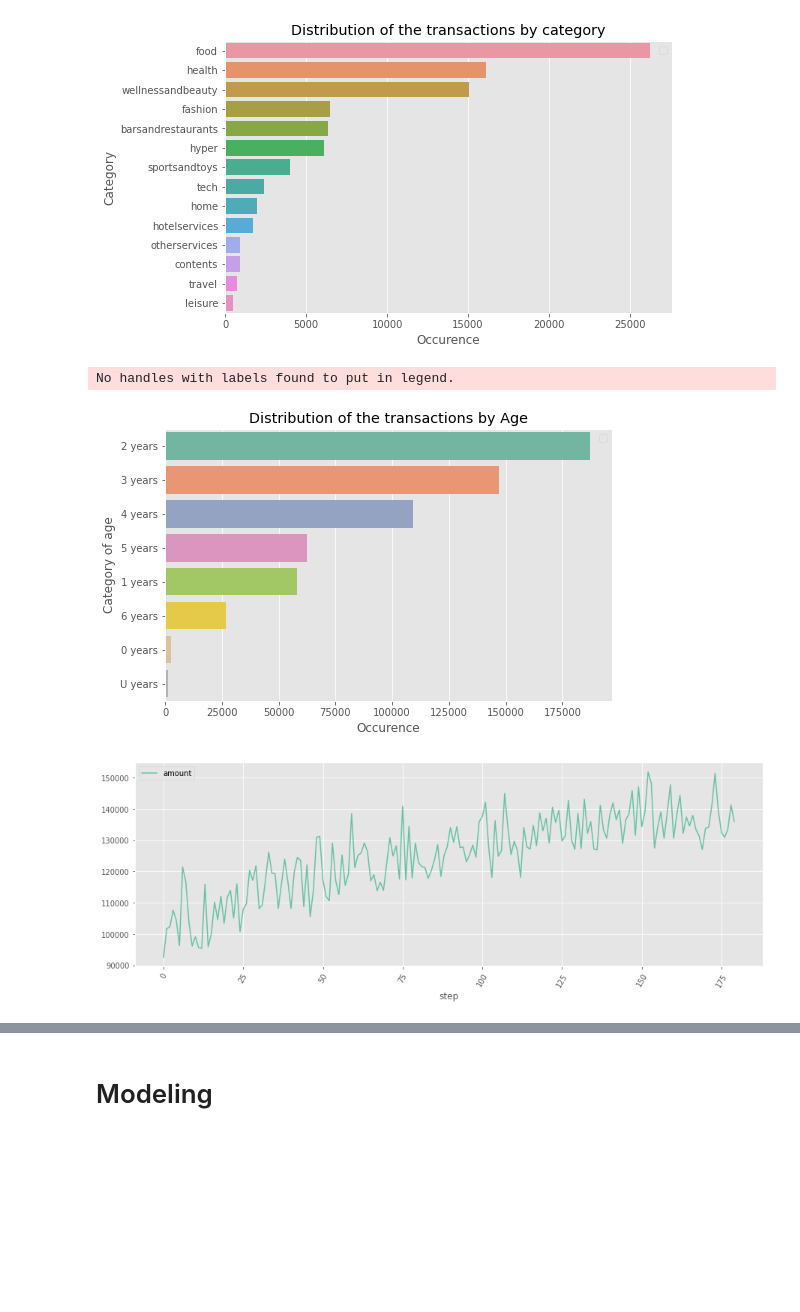
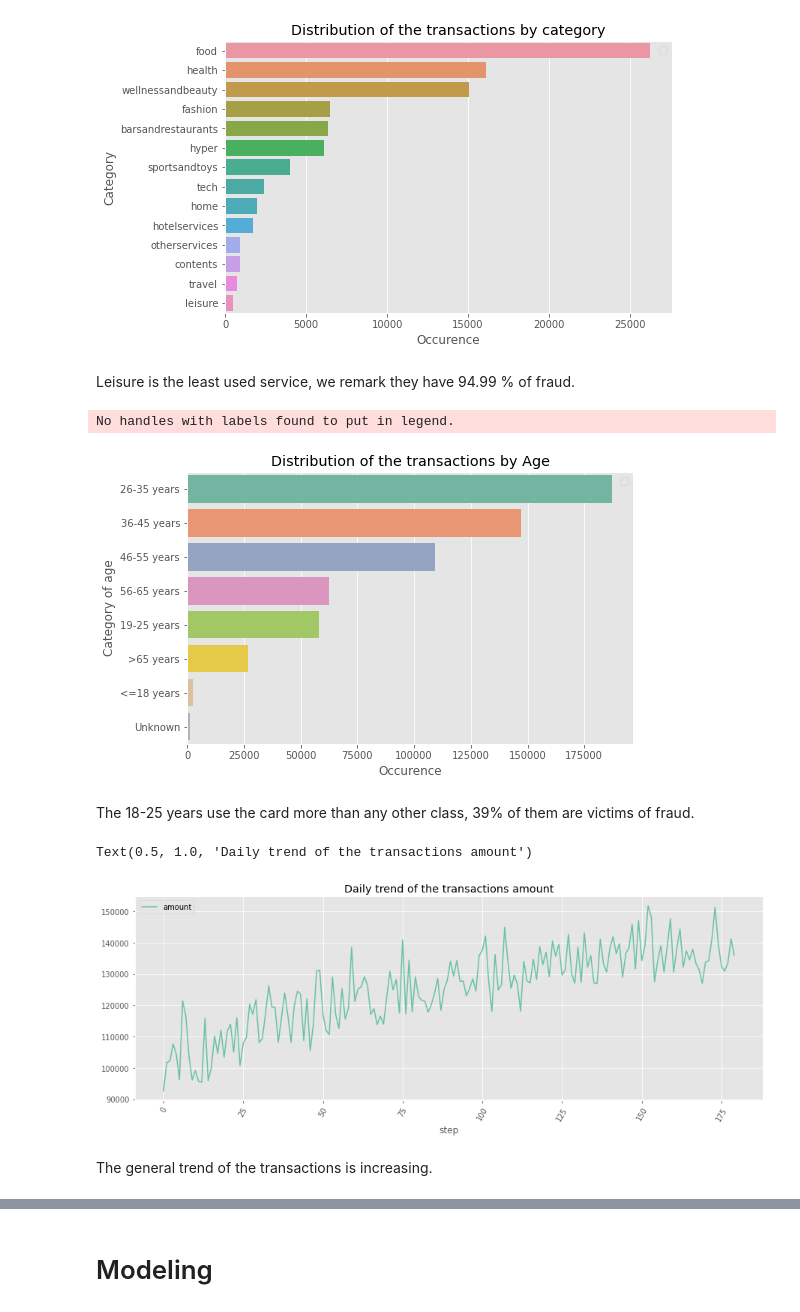
Before and after one commit to Wedsanley/fraud_detection, a Jupyter notebook: bi2_project.ipynb, the cells around one changed output, grey strips where cells are left out. Cells and saved outputs as stored; diff of their text form; code cells hidden in the pictures; blank space fills up the shorter version.

```diff
--- a/bi2_project.ipynb
+++ b/bi2_project.ipynb
@@ -44,6 +44,7 @@ array(['es_transportation', 'es_health', 'es_otherservices', 'es_food',
        'es_fashion', 'es_home', 'es_contents', 'es_travel', 'es_leisure'],
       dtype=object)
 # %%
+#change columns modalities
 db_fraud["category"].replace(['es_transportation', 'es_health', 'es_otherservices', 'es_food',
        'es_hotelservices', 'es_barsandrestaurants', 'es_tech',
        'es_sportsandtoys', 'es_wellnessandbeauty', 'es_hyper',
@@ -51,6 +52,10 @@ db_fraud["category"].replace(['es_transportation', 'es_health', 'es_otherservice
        'hotelservices', 'barsandrestaurants', 'tech',
        'sportsandtoys', 'wellnessandbeauty', 'hyper',
        'fashion', 'home', 'contents', 'travel', 'leisure'], inplace=True)
+db_fraud["age"].replace(["0", "1","2",
+                              '3','4','5','6',"U"],["<=18 years",
+                                                    "19-25 years","26-35 years","36-45 years",
+                                                                  "46-55 years","56-65 years",">65 years", "Unknown"], inplace=True)
 # %%
 db_fraud.info()
 db_fraud[db_fraud.category.isna()==True]
@@ -96,3 +78,0 @@ fraud has 2 differents modalities.
-# %%
-#db_fraud["age"] = db_fraud["age"].apply(lambda x: int(x) if x!="U" else np.NaN) #correct the type of age
-db_fraud["ageCateg"] = db_fraud["age"].apply(lambda x: str(x)+' years' if x!=np.NaN else "Unknown") #make age a categoric year
@@ -134,18 +144,17 @@ pv_categ_age=db_fraud.pivot_table(index="category", columns="ageCateg", values="
 # %%
 def tab(col, data=db_fraud):
   tab = pd.DataFrame()
-  tab["Total"] = data[col].value_counts(normalize=False)
+  tab["Total"] = data[col].value_counts(normalize=False).sort_values(ascending=False)
   tab["freq"] = data[col].value_counts(normalize=True)
-  amount_tab = pd.pivot_table(data=db_fraud, index= col, values='amount', aggfunc='sum')
+  #amount_tab = pd.pivot_table(data=db_fraud, index= col, values='amount', aggfunc='sum')
   amount_tab = pd.pivot_table(data=db_fraud, index= col, values='amount', aggfunc='sum').sort_values(by="amount", ascending=False)
-  nb_unique = len(tab)
-  return tab, amount_tab, nb_unique   #this function returns a table with the columns: total and frequence for each category.
+  #nb_unique = len(tab)
+  return tab, amount_tab #nb_unique   #this function returns a table with the columns: total and frequence for each category.
 # %%
-fraud, amount_fraud, nb_fraud = tab(col = "fraud")
-gender, amount_gender, nb_gender = tab(col = "gender")
-category, amount_categ, nb_category = tab(col = "category")
-customer, amount_custom, nb_customer = tab(col = "customer")
-merchant, amount_merchant, nb_merchant = tab(col="merchant")
-step, amount_step, nb_step = tab(col = "step")
-age_categ, amount_age_categ, nb_age_categ = tab(col="ageCateg")
-amount_custom.sort_values(by="amount", ascending=False)
+fraud, amount_fraud = tab(col = "fraud")
+gender, amount_gender = tab(col = "gender")
+category, amount_categ = tab(col = "category")
+customer, amount_custom = tab(col = "customer")
+merchant, amount_merchant = tab(col="merchant")
+step, amount_step = tab(col = "step")
+age_categ, amount_age_categ = tab(col="age")
@@ -302,18 +389,26 @@ myplot(category[1:], title="Distribution of the transactions by category", y="Ca
 # %% [output]
 No handles with labels found to put in legend.
 [figure]
+# %% [markdown]
+Leisure is the least used service, we remark they have 94.99 % of fraud.
 # %%
 myplot(age_categ, title="Distribution of the transactions by Age", y="Category of age")
 # %% [output]
 No handles with labels found to put in legend.
-[figure, old version]
+[figure, new version]
+# %% [markdown]
+The 18-25 years use the card more than any other class, 39% of them are victims of fraud.
 # %%
 fig, ax = plt.subplots(figsize=(15,5))
-amount_day.reset_index().plot.line(x = "step", y = ["amount"], rot = 60, ax = ax)
+amount_step.reset_index().sort_values(by="step").plot.line(x = "step", y = ["amount"], rot = 60, ax = ax)
 for p in ax.patches:
     ax.annotate(np.round(p.get_height(),decimals=2), (p.get_x()+p.get_width()/2., p.get_height()))
+plt.title("Daily trend of the transactions amount")
 # %% [output]
+Text(0.5, 1.0, 'Daily trend of the transactions amount')
-[figure, old version]
+[figure, new version]
+# %% [markdown]
+The general trend of the transactions is increasing.
 # %%
 fig, ax = plt.subplots(figsize=(15,5))
 pv_gender.reset_index().plot.line(x = "step", y = ["M", "F"], rot = 60, ax = ax)
```
Also changed, not shown: parts of 63 cells of this notebook, 3 other files.
